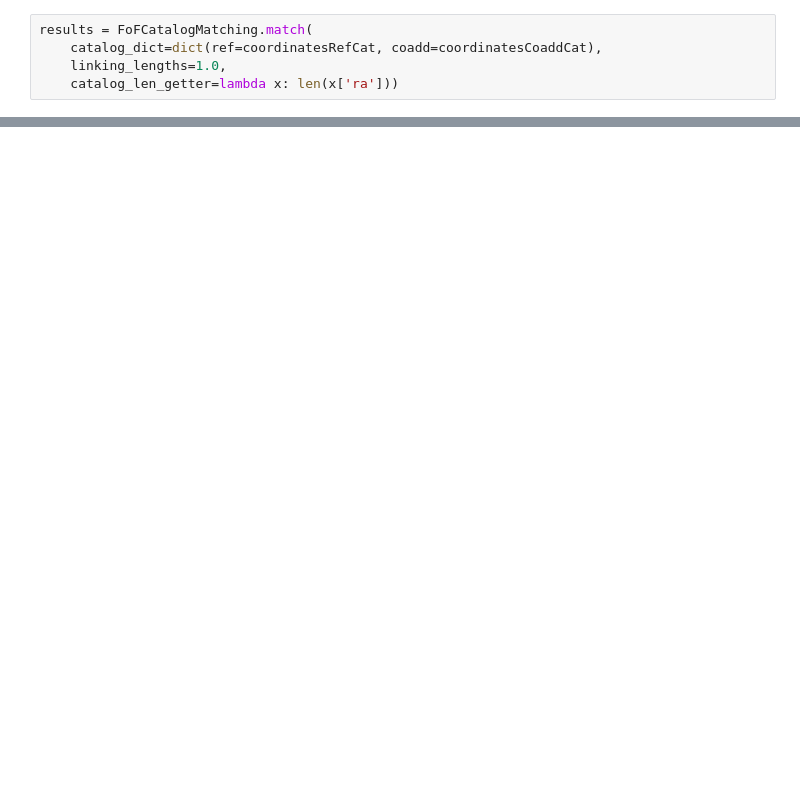
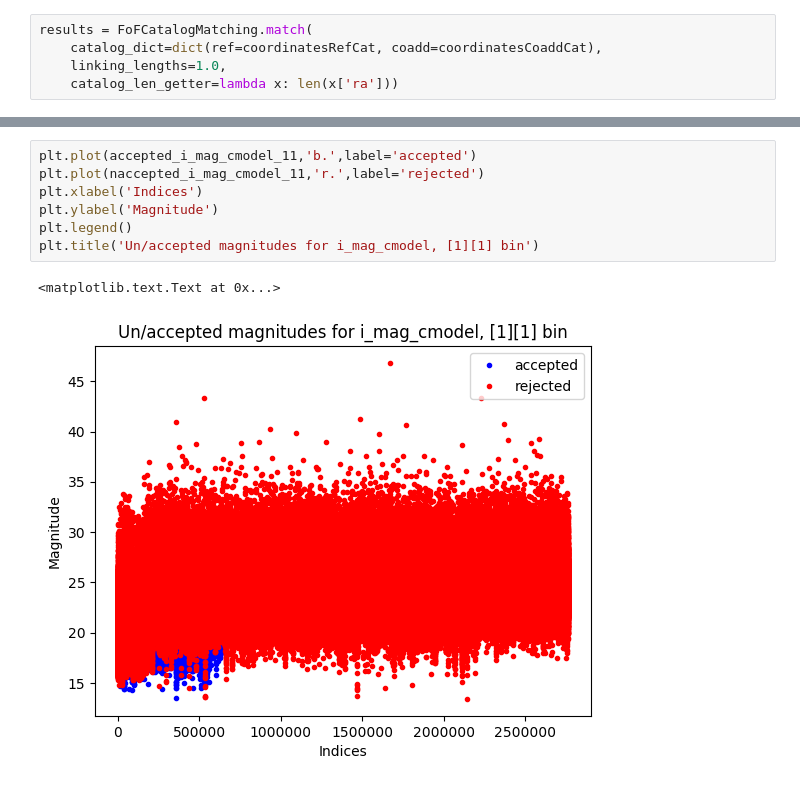
Before and after one commit to LSSTDESC/DC2-production, a Jupyter notebook: Notebooks/FoFPlotResults.ipynb, the cells around one changed output, grey strips where cells are left out. Cells and saved outputs as stored; diff of their text form; blank space fills up the shorter version.

```diff
--- a/Notebooks/FoFPlotResults.ipynb
+++ b/Notebooks/FoFPlotResults.ipynb
@@ -539,0 +360,10 @@ plt.title("G for the (0,1) bin")
+# %%
+plt.plot(accepted_i_mag_cmodel_11,'b.',label='accepted')
+plt.plot(naccepted_i_mag_cmodel_11,'r.',label='rejected')
+plt.xlabel('Indices')
+plt.ylabel('Magnitude')
+plt.legend()
+plt.title('Un/accepted magnitudes for i_mag_cmodel, [1][1] bin')
+# %% [output]
+<matplotlib.text.Text at 0x...>
+[figure, added]
```
Also changed, not shown: parts of 52 cells of this notebook.
